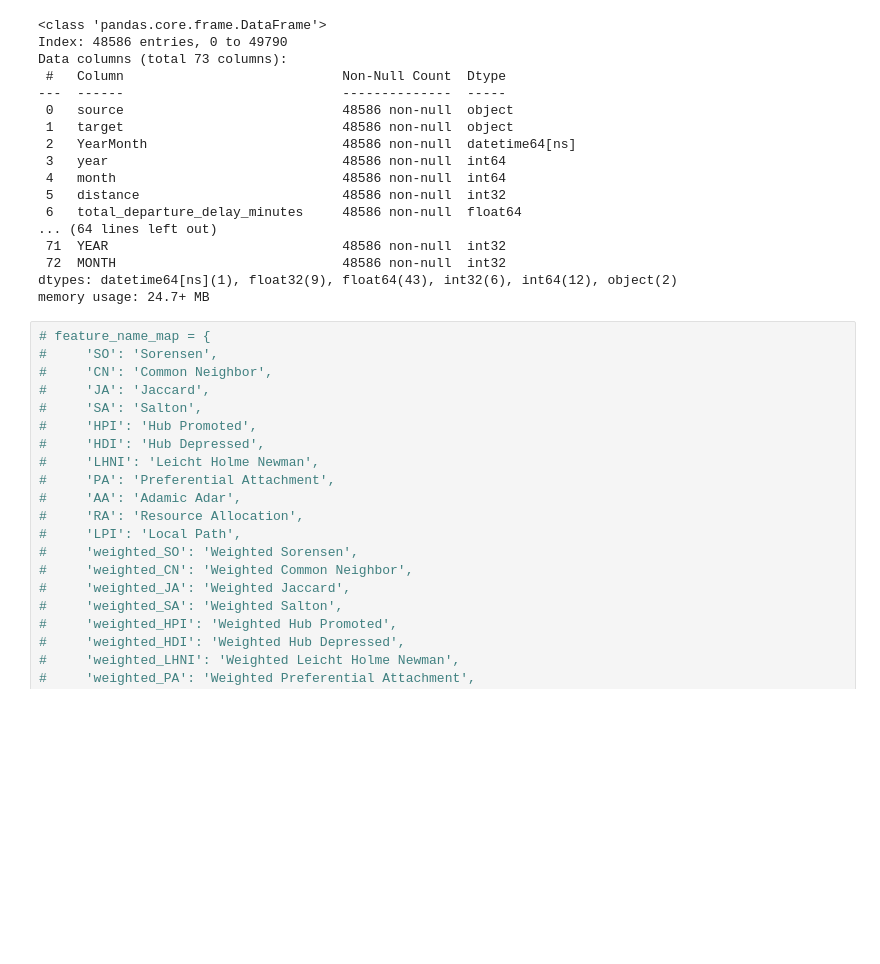
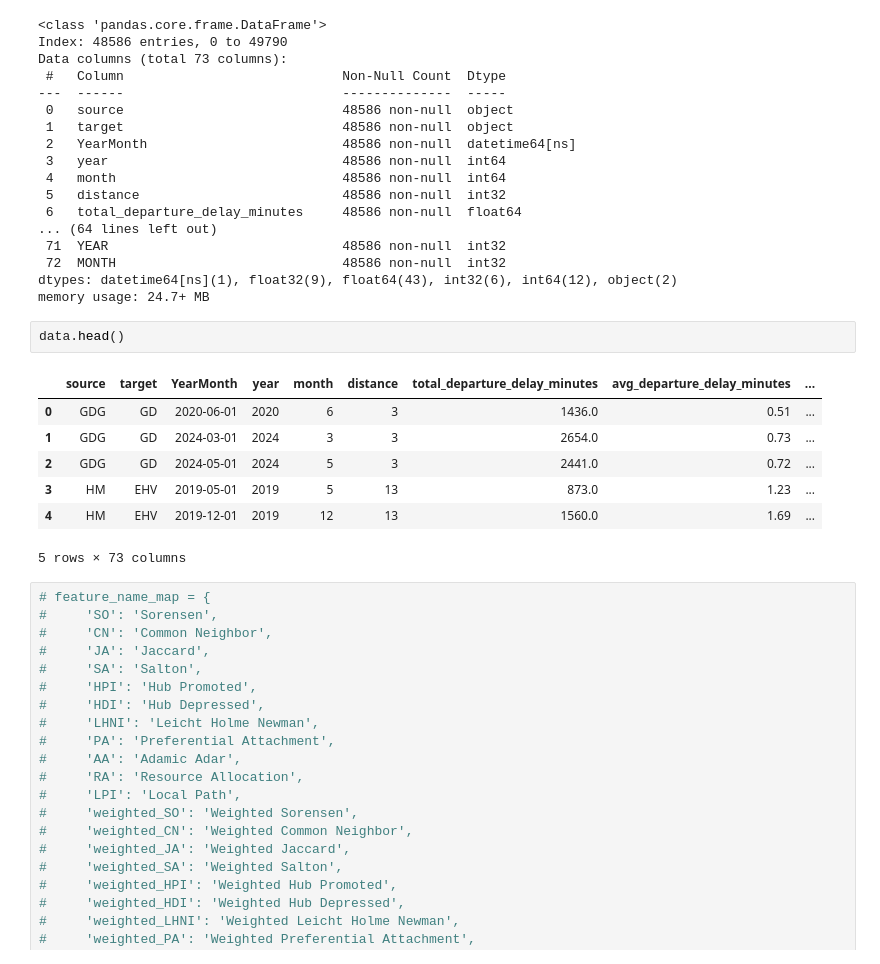
Before and after one commit to jbaonl/MSc-Thesis, a Jupyter notebook: MSc-Thesis/Bao/all_code/4_final_figures/Final_Figures adapted.ipynb, the cells around one changed output. Drawn from its saved outputs; the diff is of its cells as text; blank space fills up the shorter version.

```diff
--- a/MSc-Thesis/Bao/all_code/4_final_figures/Final_Figures adapted.ipynb
+++ b/MSc-Thesis/Bao/all_code/4_final_figures/Final_Figures adapted.ipynb
@@ -128,6 +132,16 @@ Data columns (total 73 columns):
  72  MONTH                             48586 non-null  int32
 dtypes: datetime64[ns](1), float32(9), float64(43), int32(6), int64(12), object(2)
 memory usage: 24.7+ MB
+# %%
+data.head()
+# %% [output]
+|  | source | target | YearMonth | year | month | distance | total_departure_delay_minutes | avg_departure_delay_minutes | ... |
+| 0 | GDG | GD | 2020-06-01 | 2020 | 6 | 3 | 1436.0 | 0.51 | ... |
+| 1 | GDG | GD | 2024-03-01 | 2024 | 3 | 3 | 2654.0 | 0.73 | ... |
+| 2 | GDG | GD | 2024-05-01 | 2024 | 5 | 3 | 2441.0 | 0.72 | ... |
+| 3 | HM | EHV | 2019-05-01 | 2019 | 5 | 13 | 873.0 | 1.23 | ... |
+| 4 | HM | EHV | 2019-12-01 | 2019 | 12 | 13 | 1560.0 | 1.69 | ... |
+5 rows × 73 columns
 # %%
 # feature_name_map = {
 #     'SO': 'Sorensen',
```
Also changed, not shown: parts of 5 cells of this notebook.
